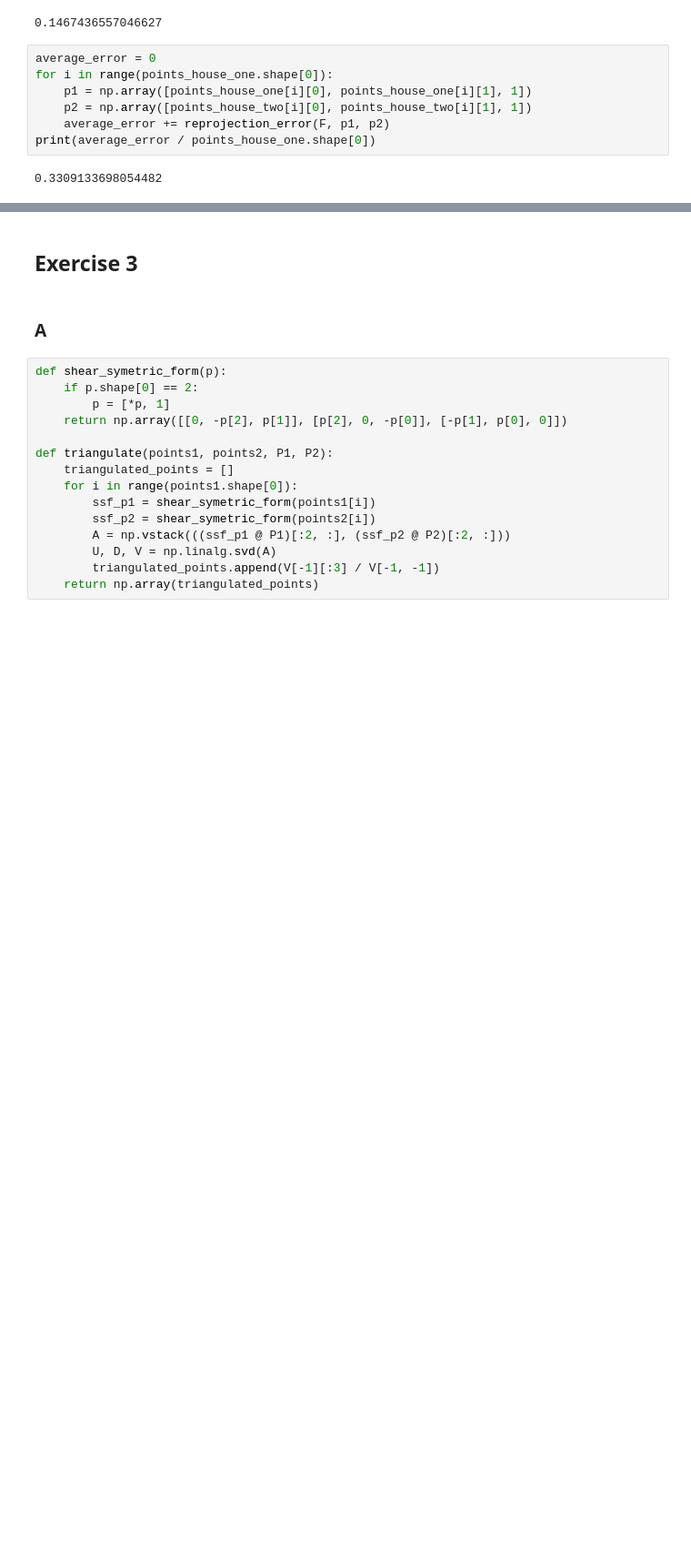
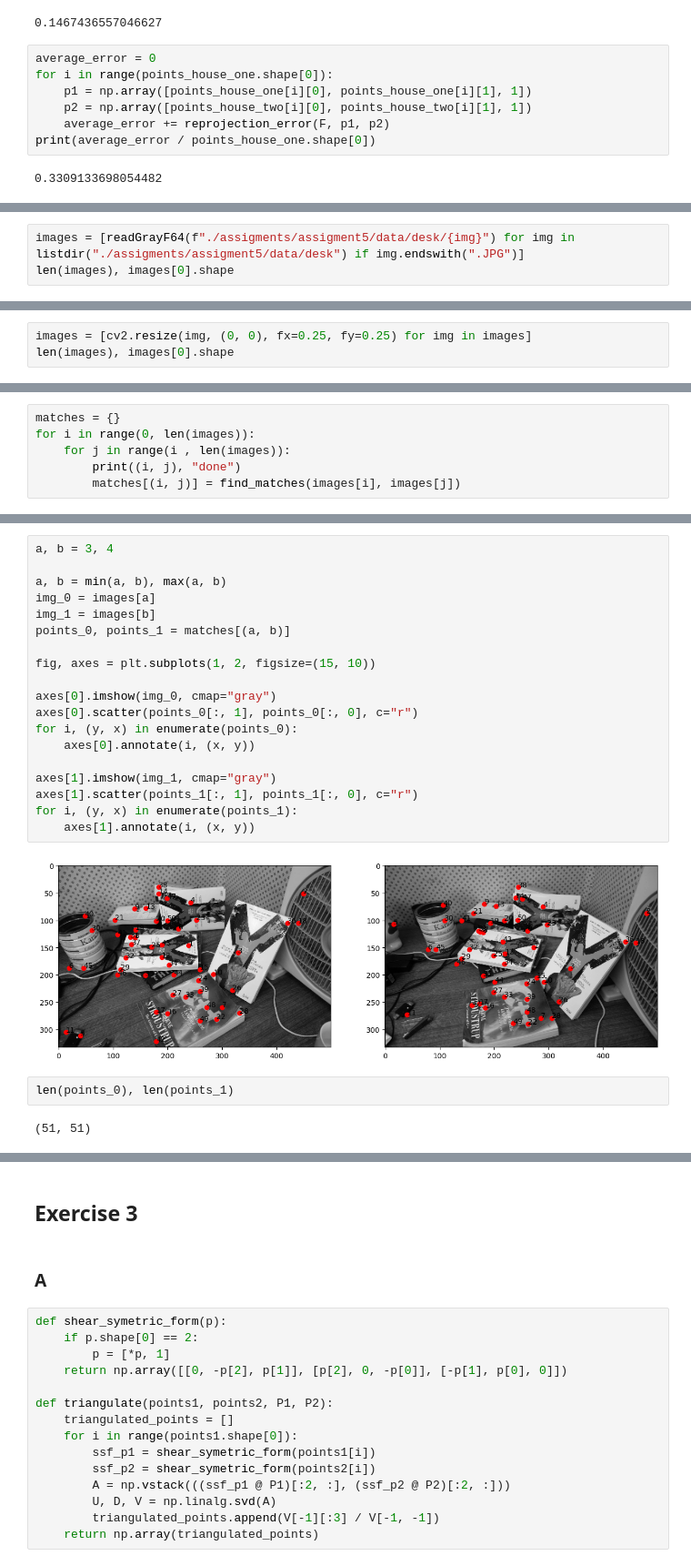
Before and after one commit to al-pi314/computer_vision, a Jupyter notebook: assigments/assigment5/solutions.ipynb, the cells around one changed output, grey strips where cells are left out. Shown at 91% size. Drawn from its saved outputs; the diff is of its cells as text; blank space fills up the shorter version.

```diff
--- a/assigments/assigment5/solutions.ipynb
+++ b/assigments/assigment5/solutions.ipynb
@@ -241,0 +261,3 @@ print(average_error / points_house_one.shape[0])
+# %%
+images = [readGrayF64(f"./assigments/assigment5/data/desk/{img}") for img in listdir("./assigments/assigment5/data/desk") if img.endswith(".JPG")]
+len(images), images[0].shape
@@ -241,0 +266,3 @@ print(average_error / points_house_one.shape[0])
+# %%
+images = [cv2.resize(img, (0, 0), fx=0.25, fy=0.25) for img in images]
+len(images), images[0].shape
@@ -241,0 +271,6 @@ print(average_error / points_house_one.shape[0])
+# %%
+matches = {}
+for i in range(0, len(images)):
+    for j in range(i , len(images)):
+        print((i, j), "done")
+        matches[(i, j)] = find_matches(images[i], images[j])
@@ -241,0 +293,25 @@ print(average_error / points_house_one.shape[0])
+# %%
+a, b = 3, 4
+
+a, b = min(a, b), max(a, b)
+img_0 = images[a]
+img_1 = images[b]
+points_0, points_1 = matches[(a, b)]
+
+fig, axes = plt.subplots(1, 2, figsize=(15, 10))
+
+axes[0].imshow(img_0, cmap="gray")
+axes[0].scatter(points_0[:, 1], points_0[:, 0], c="r")
+for i, (y, x) in enumerate(points_0):
+    axes[0].annotate(i, (x, y))
+
+axes[1].imshow(img_1, cmap="gray")
+axes[1].scatter(points_1[:, 1], points_1[:, 0], c="r")
+for i, (y, x) in enumerate(points_1):
+    axes[1].annotate(i, (x, y))
+# %% [output]
+[figure, added]
+# %%
+len(points_0), len(points_1)
+# %% [output]
+(51, 51)
```
Also changed, not shown: parts of 11 cells of this notebook, 1 other file.
